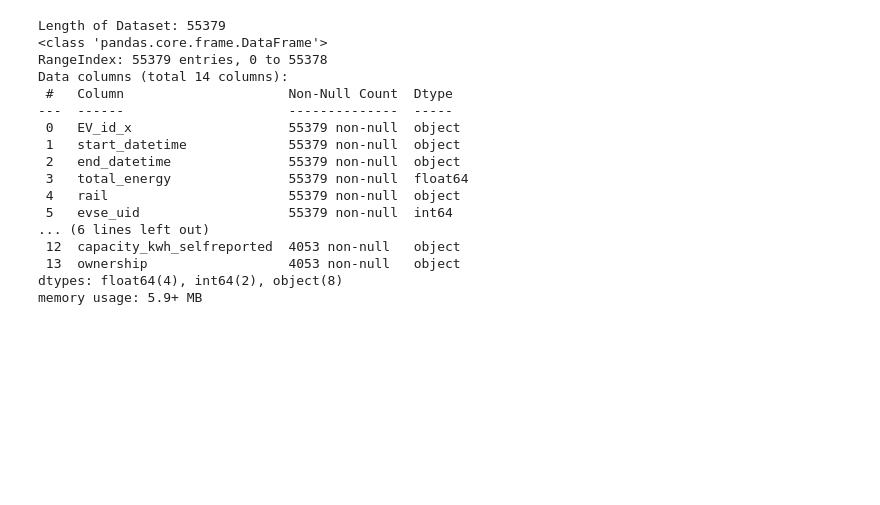
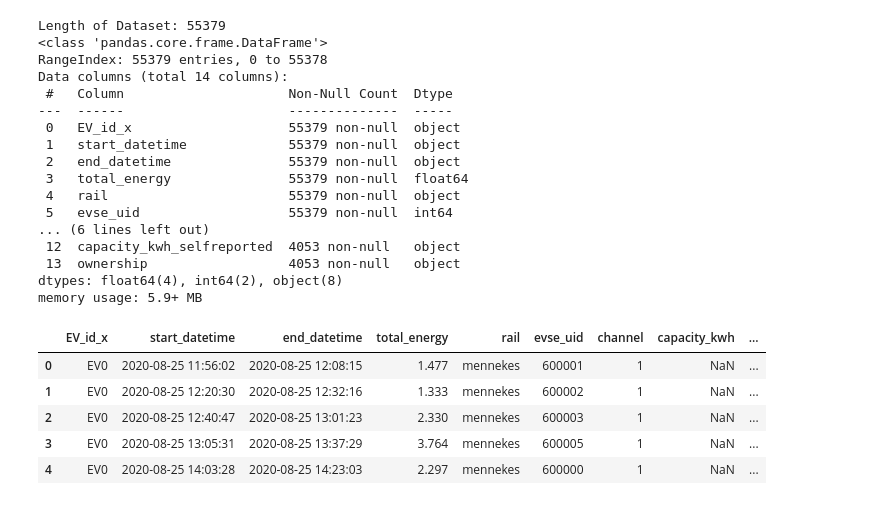
Before and after one commit to ManuCa93/time_series_final, a Jupyter notebook: notebook.ipynb, the cells around one changed output. Cells and saved outputs as stored; diff of their text form; code cells hidden in the pictures; blank space fills up the shorter version.

```diff
--- a/notebook.ipynb
+++ b/notebook.ipynb
@@ -31,3 +31,12 @@ Data columns (total 14 columns):
  13  ownership                  4053 non-null   object
 dtypes: float64(4), int64(2), object(8)
 memory usage: 5.9+ MB
+# %%
+df.head()
+# %% [output]
+|  | EV_id_x | start_datetime | end_datetime | total_energy | rail | evse_uid | channel | capacity_kwh | ... |
+| 0 | EV0 | 2020-08-25 11:56:02 | 2020-08-25 12:08:15 | 1.477 | mennekes | 600001 | 1 | NaN | ... |
+| 1 | EV0 | 2020-08-25 12:20:30 | 2020-08-25 12:32:16 | 1.333 | mennekes | 600002 | 1 | NaN | ... |
+| 2 | EV0 | 2020-08-25 12:40:47 | 2020-08-25 13:01:23 | 2.330 | mennekes | 600003 | 1 | NaN | ... |
+| 3 | EV0 | 2020-08-25 13:05:31 | 2020-08-25 13:37:29 | 3.764 | mennekes | 600005 | 1 | NaN | ... |
+| 4 | EV0 | 2020-08-25 14:03:28 | 2020-08-25 14:23:03 | 2.297 | mennekes | 600000 | 1 | NaN | ... |
```
Also changed, not shown: parts of 3 cells of this notebook.
